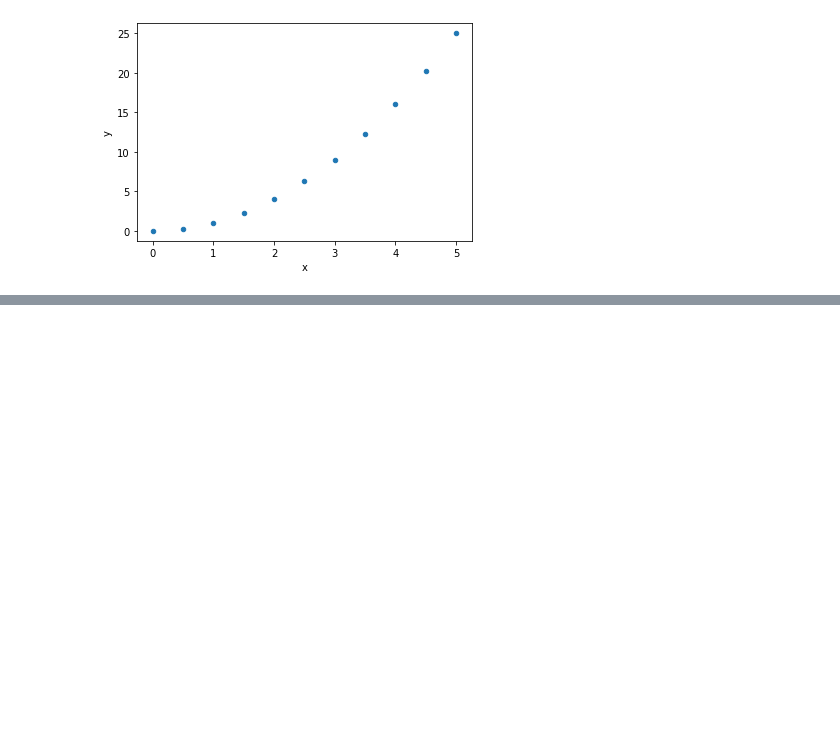
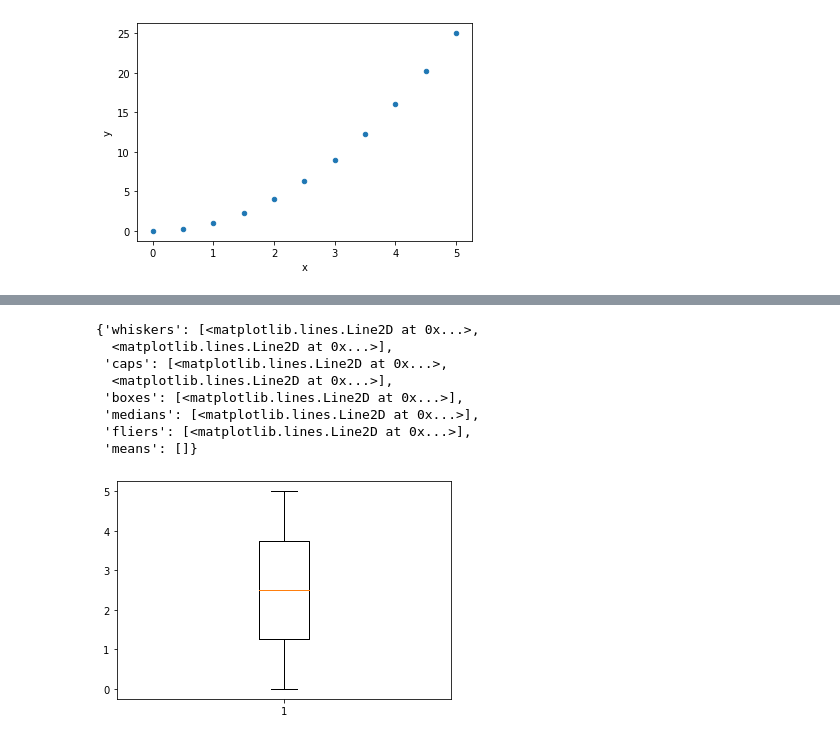
Before and after one commit to EnginKosure/Jupyter_nb, a Jupyter notebook: statistics2.ipynb, the cells around one changed output, grey strips where cells are left out. Cells and saved outputs as stored; diff of their text form; code cells hidden in the pictures; blank space fills up the shorter version.

```diff
--- a/statistics2.ipynb
+++ b/statistics2.ipynb
@@ -110,0 +116,12 @@ df.plot.scatter('x','y')
+# %%
+plt.boxplot(xx)
+# %% [output]
+{'whiskers': [<matplotlib.lines.Line2D at 0x...>,
+  <matplotlib.lines.Line2D at 0x...>],
+ 'caps': [<matplotlib.lines.Line2D at 0x...>,
+  <matplotlib.lines.Line2D at 0x...>],
+ 'boxes': [<matplotlib.lines.Line2D at 0x...>],
+ 'medians': [<matplotlib.lines.Line2D at 0x...>],
+ 'fliers': [<matplotlib.lines.Line2D at 0x...>],
+ 'means': []}
+[figure, added]
```
Also changed, not shown: parts of 5 cells of this notebook, 1 other file.
